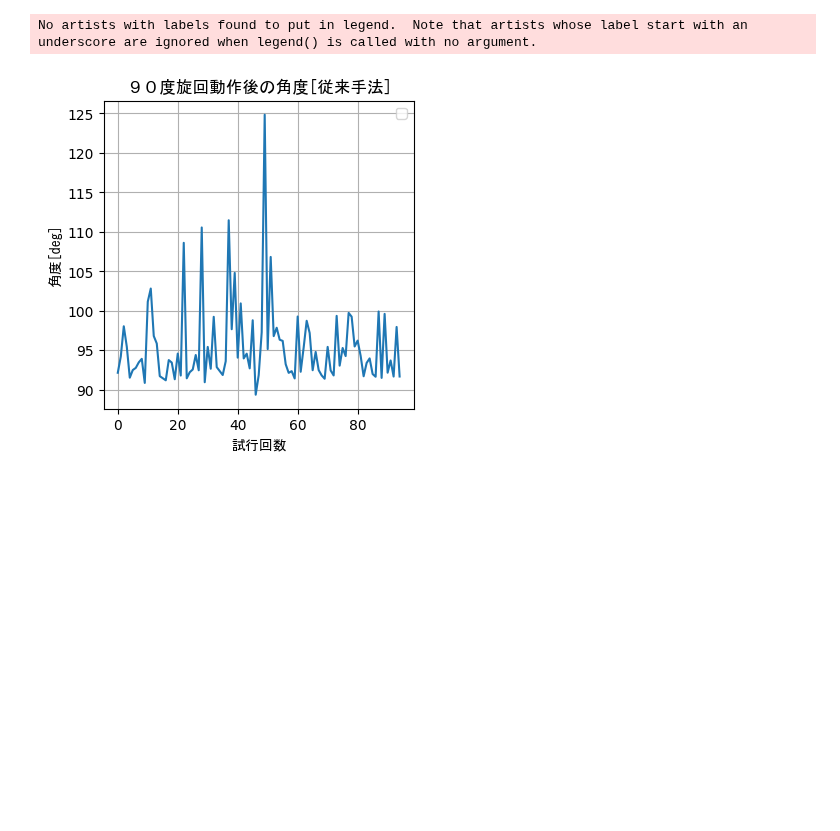
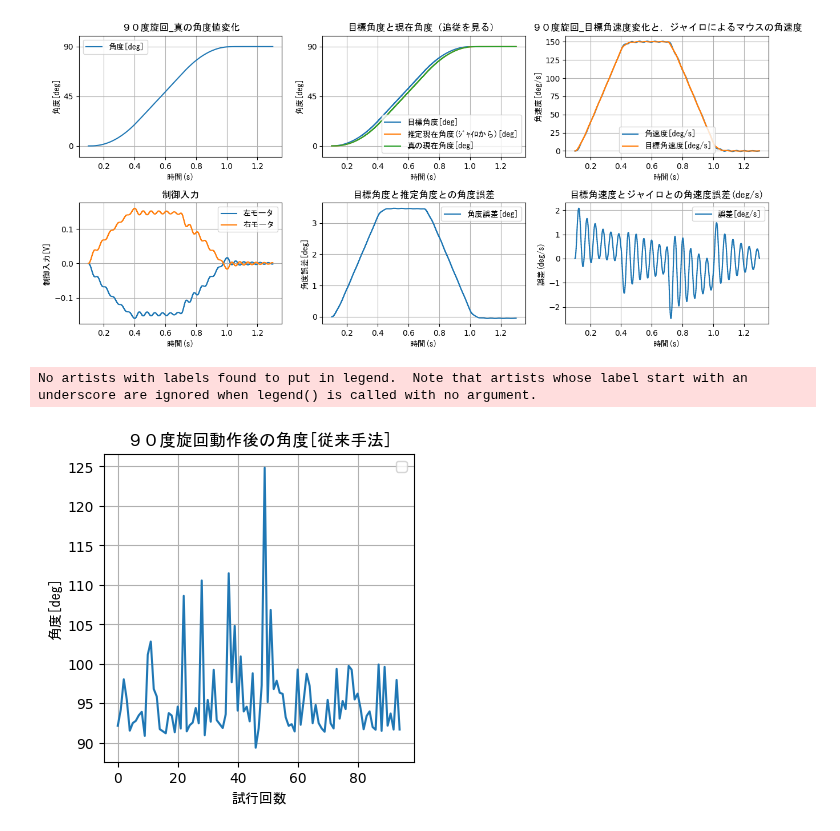
Before and after one commit to ShibuyaAtsushi/sibuya, a Jupyter notebook: gym/グラフ出す用に改造_テスト本番用整理した - コピー.ipynb, the cells around one changed output. Saved outputs shown, nothing was run; the diff lists cells and outputs as text; code cells hidden in the pictures; blank space fills up the shorter version.

```diff
--- a/gym/グラフ出す用に改造_テスト本番用整理した - コピー.ipynb
+++ b/gym/グラフ出す用に改造_テスト本番用整理した - コピー.ipynb
@@ -1375,3 +1535,74 @@ plt.legend(prop={'family':'MS Gothic'})
+# %%
+import matplotlib.pyplot as plt
+from matplotlib.ticker import MultipleLocator
+plt.figure(figsize=(13,6))
+
+# 1行1列目: 「９０度旋回_真の角度値変化」
+plt.subplot(2, 3, 1)
+plt.title("９０度旋回_真の角度値変化", fontname="MS Gothic")
+plt.grid()
+plt.xlabel("時間(s)", fontname="MS Gothic")
+plt.ylabel("角度[deg]", fontname="MS Gothic")
+plt.ylim(-10, 100)
+plt.gca().yaxis.set_major_locator(MultipleLocator(45))
+plt.plot(t_graph, kakudo_graph, linestyle='solid', label="角度[deg]")
+plt.legend(prop={'family':'MS Gothic'})
+
+# 2行1列目: 「制御入力」
+plt.subplot(2, 3, 4)
+plt.title("制御入力", fontname="MS Gothic")
+plt.grid()
+plt.xlabel("時間(s)", fontname="MS Gothic")
+plt.ylabel("制御入力[V]", fontname="MS Gothic")
+plt.plot(t_graph, left_mot_graph, linestyle='solid', label="左モータ")
+plt.plot(t_graph, right_mot_graph, linestyle='solid', label="右モータ")
+plt.legend(prop={'family':'MS Gothic'})
+
+# 1行2列目: 「目標角度と現在角度」
+plt.subplot(2, 3, 2)
+plt.gca().yaxis.set_major_locator(MultipleLocator(45))
+plt.ylim(-10, 100)
+plt.title("目標角度と現在角度（追従を見る）", fontname="MS Gothic")
+plt.grid()
+plt.xlabel("時間(s)", fontname="MS Gothic")
+plt.ylabel("角度[deg]", fontname="MS Gothic")
+plt.plot(t_graph, target_kakudo_graph, linestyle='solid', label="目標角度[deg]")
+plt.plot(t_graph, now_kakudo_graph, linestyle='solid', label="推定現在角度(ｼﾞｬｲﾛから)[deg]")
+plt.plot(t_graph, now_kakudo_god_graph, linestyle='solid', label="真の現在角度[deg]")
+plt.legend(prop={'family':'MS Gothic'})
+
+# 2行2列目: 「目標角度と推定角度との角度誤差」
+plt.subplot(2, 3, 5)
+plt.title("目標角度と推定角度との角度誤差", fontname="MS Gothic")
+plt.grid()
+plt.xlabel("時間(s)", fontname="MS Gothic")
+plt.ylabel("角度誤差[deg]", fontname="MS Gothic")
+plt.plot(t_graph, kakudo_err_graph, linestyle='solid', label="角度誤差[deg]")
+plt.legend(prop={'family':'MS Gothic'})
+
+# 1行3列目: 「９０度旋回_目標角速度変化と，ジャイロによるマウスの角速度」
+plt.subplot(2, 3, 3)
+plt.title("９０度旋回_目標角速度変化と，ジャイロによるマウスの角速度", fontname="MS Gothic")
+plt.grid()
+plt.xlabel("時間(s)", fontname="MS Gothic")
+plt.ylabel("角速度[deg/s]", fontname="MS Gothic")
+plt.plot(t_graph, kakusokudo_graph, linestyle='solid',  label="角速度[deg/s]")
+plt.plot(t_graph, target_rad_vel_graph, linestyle='solid',  label="目標角速度[deg/s]")
+plt.legend(prop={'family':'MS Gothic'})
+
+# 2行3列目: 「目標角速度とジャイロとの角速度誤差(deg/s)」
+plt.subplot(2, 3, 6)
+plt.title("目標角速度とジャイロとの角速度誤差(deg/s)", fontname="MS Gothic")
+plt.grid()
+plt.xlabel("時間(s)", fontname="MS Gothic")
+plt.ylabel("誤差(deg/s)", fontname="MS Gothic")
+plt.plot(t_graph, err_rad_vel_graph, linestyle='solid', label="誤差[deg/s]")
+plt.legend(prop={'family':'MS Gothic'})
+
+plt.tight_layout()
+plt.show()
+# %% [output]
+[figure, added]
 # %%
 plt.figure(figsize=(4, 4))  # グラフのサイズを設定
 plt.title("９０度旋回動作後の角度[従来手法]", fontname="MS Gothic")
```
Also changed, not shown: parts of 5 cells of this notebook.
